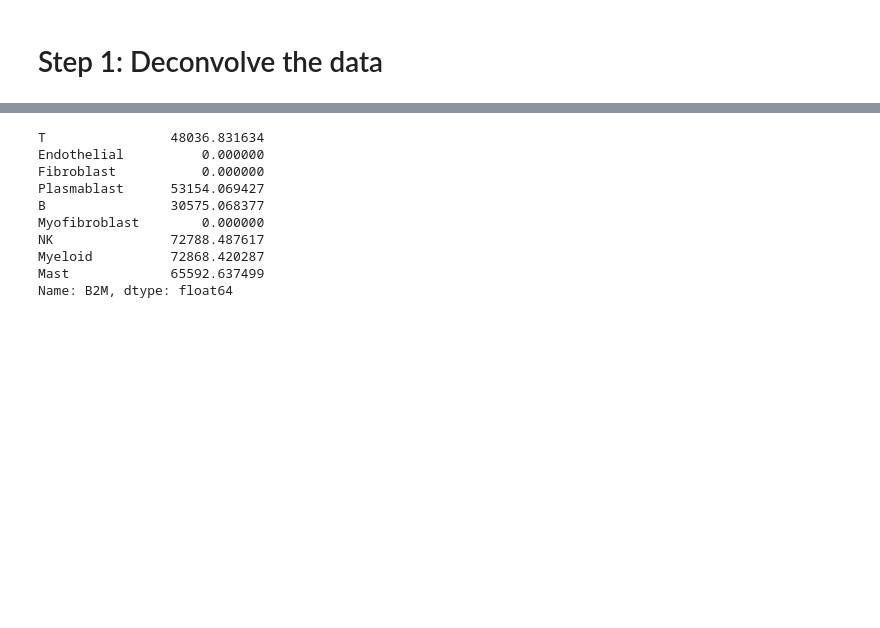
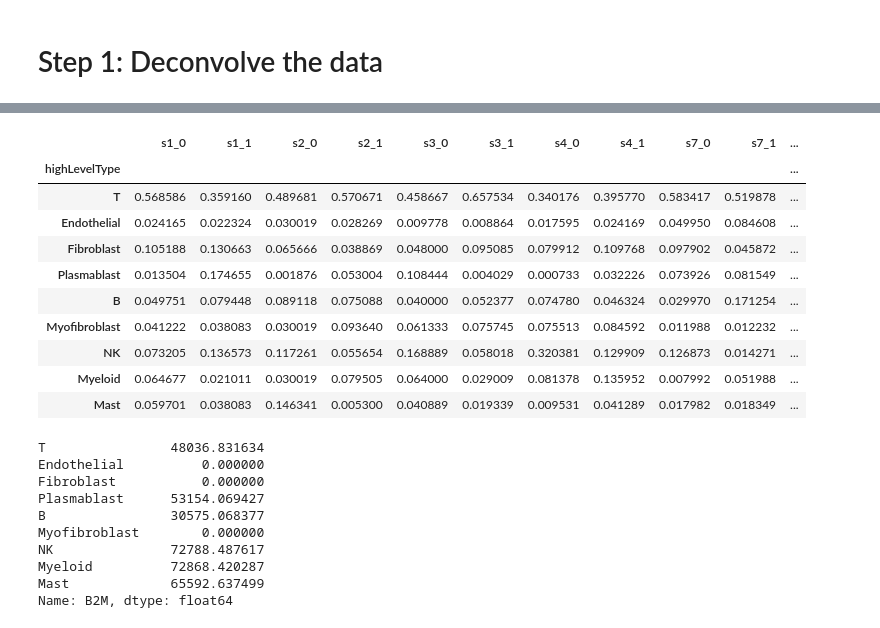
Before and after one commit to EdoardoNegri/Genomics_2, a Jupyter notebook: main.ipynb, the cells around one changed output, grey strips where cells are left out. Drawn from its saved outputs; the diff is of its cells as text; code cells hidden in the pictures; blank space fills up the shorter version.

```diff
--- a/main.ipynb
+++ b/main.ipynb
@@ -301,3 +310,17 @@ Predicted proportions shape: (9, 12)
+# %%
+train_bulk_trueprops.loc[CELL_ORDER]
+# %% [output]
+|  | s1_0 | s1_1 | s2_0 | s2_1 | s3_0 | s3_1 | s4_0 | s4_1 | s7_0 | s7_1 | ... |
+| highLevelType |  |  |  |  |  |  |  |  |  |  | ... |
+| T | 0.568586 | 0.359160 | 0.489681 | 0.570671 | 0.458667 | 0.657534 | 0.340176 | 0.395770 | 0.583417 | 0.519878 | ... |
+| Endothelial | 0.024165 | 0.022324 | 0.030019 | 0.028269 | 0.009778 | 0.008864 | 0.017595 | 0.024169 | 0.049950 | 0.084608 | ... |
+| Fibroblast | 0.105188 | 0.130663 | 0.065666 | 0.038869 | 0.048000 | 0.095085 | 0.079912 | 0.109768 | 0.097902 | 0.045872 | ... |
+| Plasmablast | 0.013504 | 0.174655 | 0.001876 | 0.053004 | 0.108444 | 0.004029 | 0.000733 | 0.032226 | 0.073926 | 0.081549 | ... |
+| B | 0.049751 | 0.079448 | 0.089118 | 0.075088 | 0.040000 | 0.052377 | 0.074780 | 0.046324 | 0.029970 | 0.171254 | ... |
+| Myofibroblast | 0.041222 | 0.038083 | 0.030019 | 0.093640 | 0.061333 | 0.075745 | 0.075513 | 0.084592 | 0.011988 | 0.012232 | ... |
+| NK | 0.073205 | 0.136573 | 0.117261 | 0.055654 | 0.168889 | 0.058018 | 0.320381 | 0.129909 | 0.126873 | 0.014271 | ... |
+| Myeloid | 0.064677 | 0.021011 | 0.030019 | 0.079505 | 0.064000 | 0.029009 | 0.081378 | 0.135952 | 0.007992 | 0.051988 | ... |
+| Mast | 0.059701 | 0.038083 | 0.146341 | 0.005300 | 0.040889 | 0.019339 | 0.009531 | 0.041289 | 0.017982 | 0.018349 | ... |
 # %%
 gt_reference = pd.read_csv("data/train_data/reference_matrix.csv", index_col=0)
 
```
Also changed, not shown: parts of 2 cells of this notebook.
